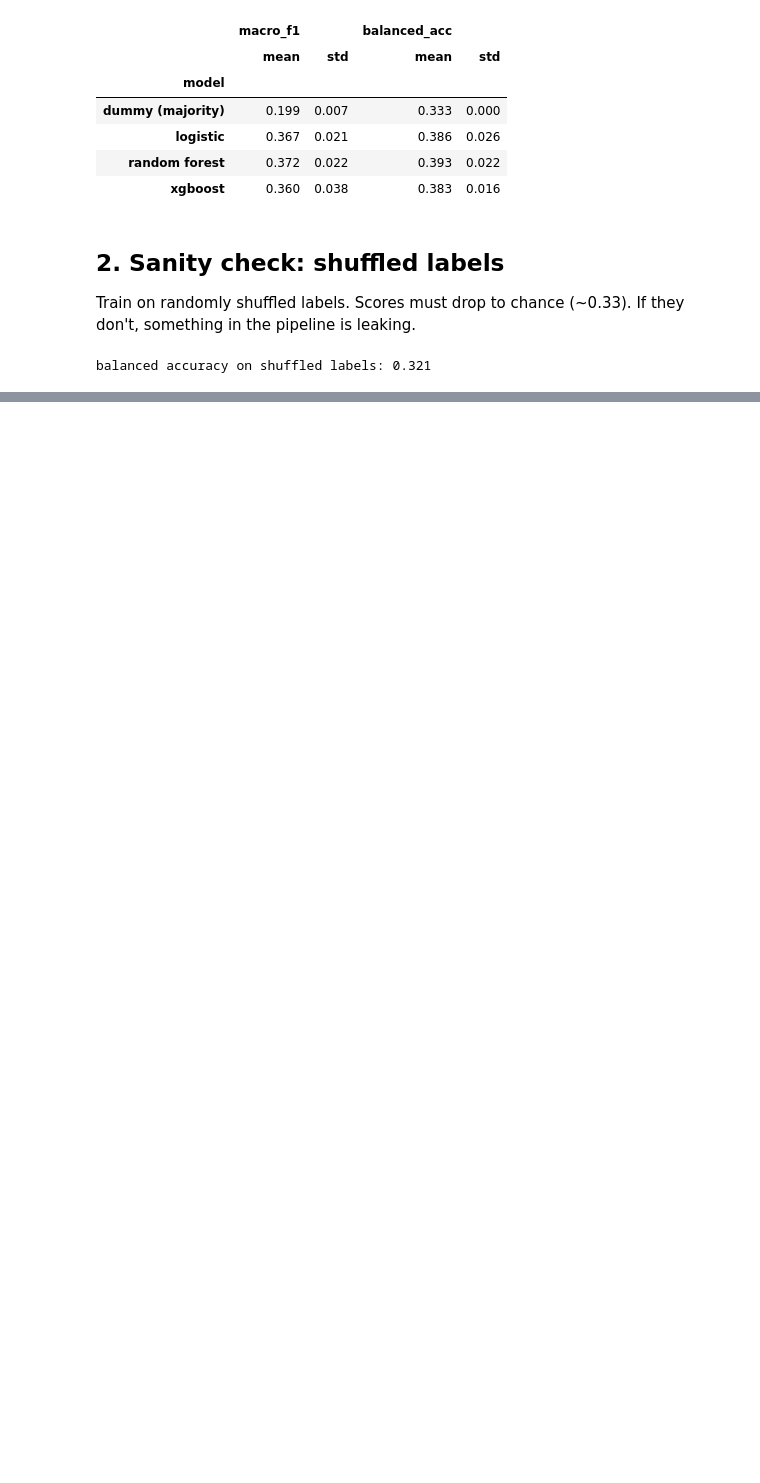
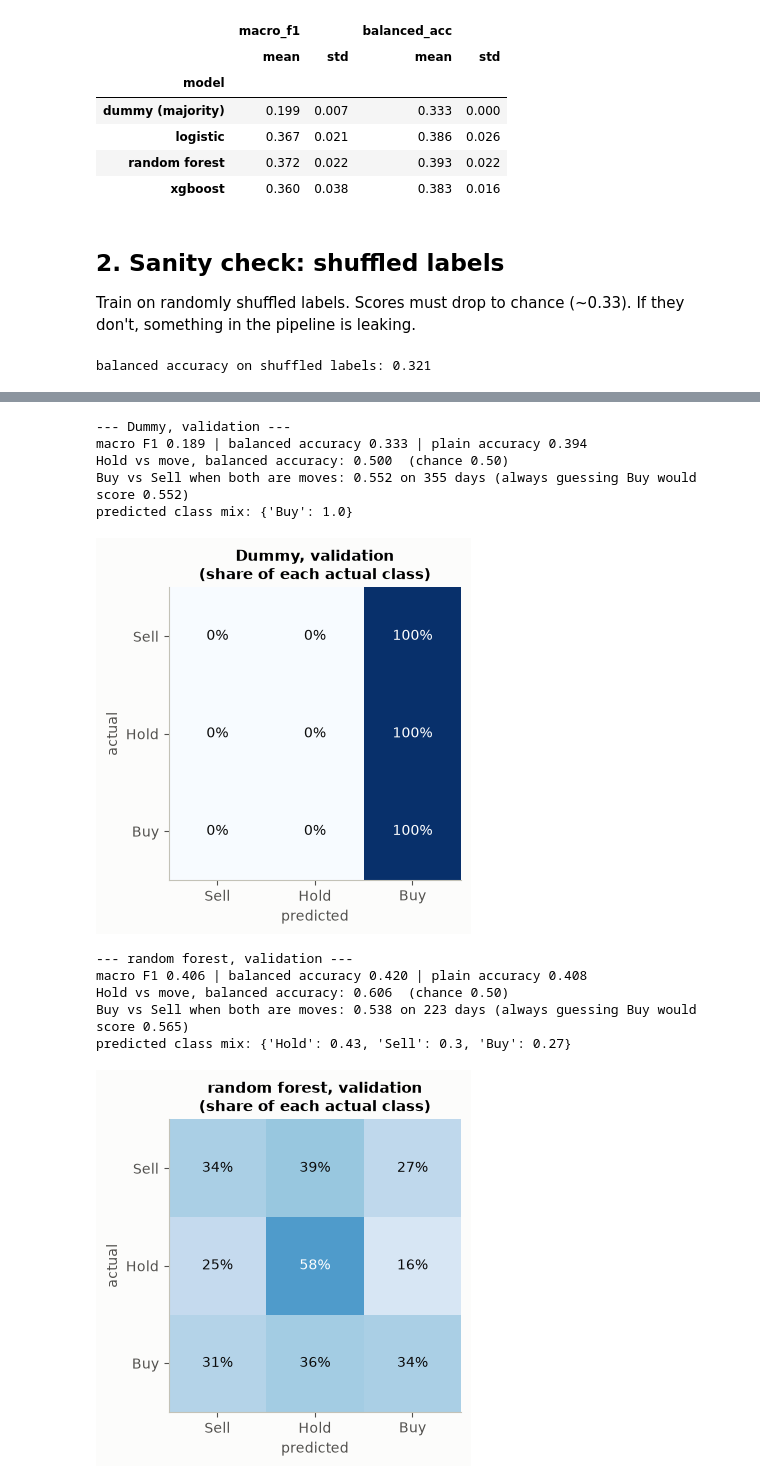
Before and after one commit to TKCH121/spy, a Jupyter notebook: notebooks/02_modeling.ipynb, the cells around one changed output, grey strips where cells are left out. Cells and saved outputs as stored; diff of their text form; code cells hidden in the pictures; blank space fills up the shorter version.

```diff
--- a/notebooks/02_modeling.ipynb
+++ b/notebooks/02_modeling.ipynb
@@ -130,0 +137,4 @@ TODO.
+# %%
+best = cv_table[("macro_f1", "mean")].drop("dummy (majority)").idxmax()
+final = models[best]
+print("chosen model:", best)
@@ -130,0 +150,43 @@ TODO.
+# %%
+def evaluate(pred, y_true, title):
+    print(f"--- {title} ---")
+    print(f"macro F1 {f1_score(y_true, pred, average='macro'):.3f} | "
+          f"balanced accuracy {balanced_accuracy_score(y_true, pred):.3f} | "
+          f"plain accuracy {(pred == y_true).mean():.3f}")
+    move_true, move_pred = y_true != 0, pred != 0
+    print(f"Hold vs move, balanced accuracy: {balanced_accuracy_score(move_true, move_pred):.3f}  (chance 0.50)")
+    both = move_true & move_pred
+    print(f"Buy vs Sell when both are moves: {(pred[both] == y_true[both]).mean():.3f} on {both.sum()} days "
+          f"(always guessing Buy would score {(y_true[both] == 1).mean():.3f})")
+    print("predicted class mix:", pred.map(NAMES).value_counts(normalize=True).round(2).to_dict())
+
+    cm = confusion_matrix(y_true, pred, labels=[-1, 0, 1], normalize="true")
+    fig, ax = plt.subplots(figsize=(4.2, 3.8))
+    ax.imshow(cm, cmap="Blues", vmin=0, vmax=1)
+    for i in range(3):
+        for j in range(3):
+            ax.text(j, i, f"{cm[i, j]:.0%}", ha="center", va="center",
+                    color="white" if cm[i, j] > 0.5 else "#0b0b0b")
+    ticks = ["Sell", "Hold", "Buy"]
+    ax.set_xticks(range(3), ticks); ax.set_yticks(range(3), ticks); ax.grid(False)
+    ax.set_xlabel("predicted"); ax.set_ylabel("actual")
+    ax.set_title(f"{title}\n(share of each actual class)")
+    plt.show()
+
+fit(final, Xtr, ytr)
+pred_va = predict(final, Xva)
+evaluate(predict(fit(models["dummy (majority)"], Xtr, ytr), Xva), yva, "Dummy, validation")
+evaluate(pred_va, yva, f"{best}, validation")
+# %% [output]
+--- Dummy, validation ---
+macro F1 0.189 | balanced accuracy 0.333 | plain accuracy 0.394
+Hold vs move, balanced accuracy: 0.500  (chance 0.50)
+Buy vs Sell when both are moves: 0.552 on 355 days (always guessing Buy would score 0.552)
+predicted class mix: {'Buy': 1.0}
+[figure, added]
+--- random forest, validation ---
+macro F1 0.406 | balanced accuracy 0.420 | plain accuracy 0.408
+Hold vs move, balanced accuracy: 0.606  (chance 0.50)
+Buy vs Sell when both are moves: 0.538 on 223 days (always guessing Buy would score 0.565)
+predicted class mix: {'Hold': 0.43, 'Sell': 0.3, 'Buy': 0.27}
+[figure, added]
```
Also changed, not shown: parts of 22 cells of this notebook, 1 other file.
